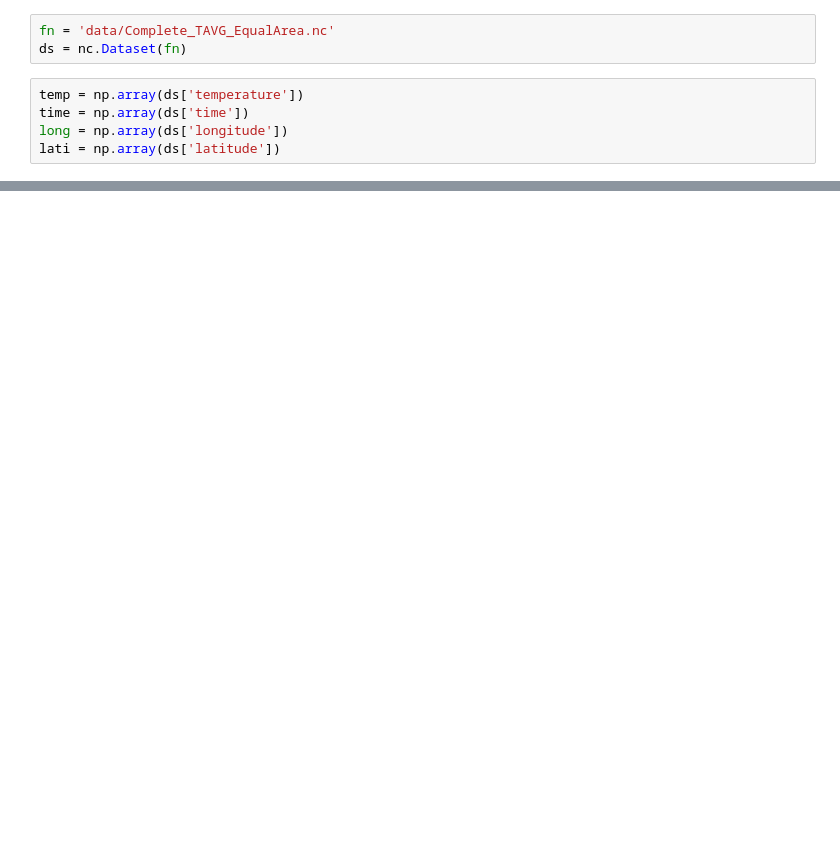
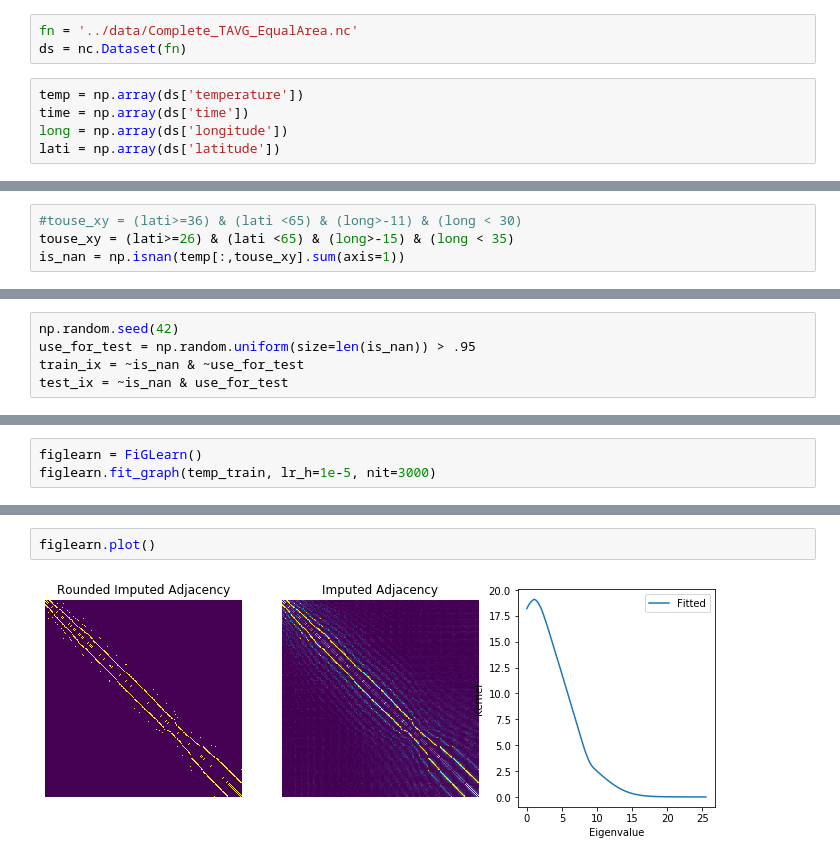
Before and after one commit to mattminder/FiGLearn, a Jupyter notebook: examples/temperature.ipynb, the cells around one changed output, grey strips where cells are left out. Cells and saved outputs as stored; diff of their text form; blank space fills up the shorter version.

```diff
--- a/examples/temperature.ipynb
+++ b/examples/temperature.ipynb
@@ -44,5 +27,5 @@ def plot_results(imp, h):
 # %%
-fn = 'data/Complete_TAVG_EqualArea.nc'
+fn = '../data/Complete_TAVG_EqualArea.nc'
 ds = nc.Dataset(fn)
 # %%
 temp = np.array(ds['temperature'])
@@ -216,0 +35,4 @@ Clipping input data to the valid range for imshow with RGB data ([0..1] for floa
+# %%
+#touse_xy = (lati>=36) & (lati <65) & (long>-11) & (long < 30)
+touse_xy = (lati>=26) & (lati <65) & (long>-15) & (long < 35)
+is_nan = np.isnan(temp[:,touse_xy].sum(axis=1))
@@ -216,0 +41,5 @@ Clipping input data to the valid range for imshow with RGB data ([0..1] for floa
+# %%
+np.random.seed(42)
+use_for_test = np.random.uniform(size=len(is_nan)) > .95
+train_ix = ~is_nan & ~use_for_test
+test_ix = ~is_nan & use_for_test
@@ -216,0 +76,3 @@ Clipping input data to the valid range for imshow with RGB data ([0..1] for floa
+# %%
+figlearn = FiGLearn()
+figlearn.fit_graph(temp_train, lr_h=1e-5, nit=3000)
@@ -216,0 +81,4 @@ Clipping input data to the valid range for imshow with RGB data ([0..1] for floa
+# %%
+figlearn.plot()
+# %% [output]
+[figure, added]
```
Also changed, not shown: parts of 52 cells of this notebook.
